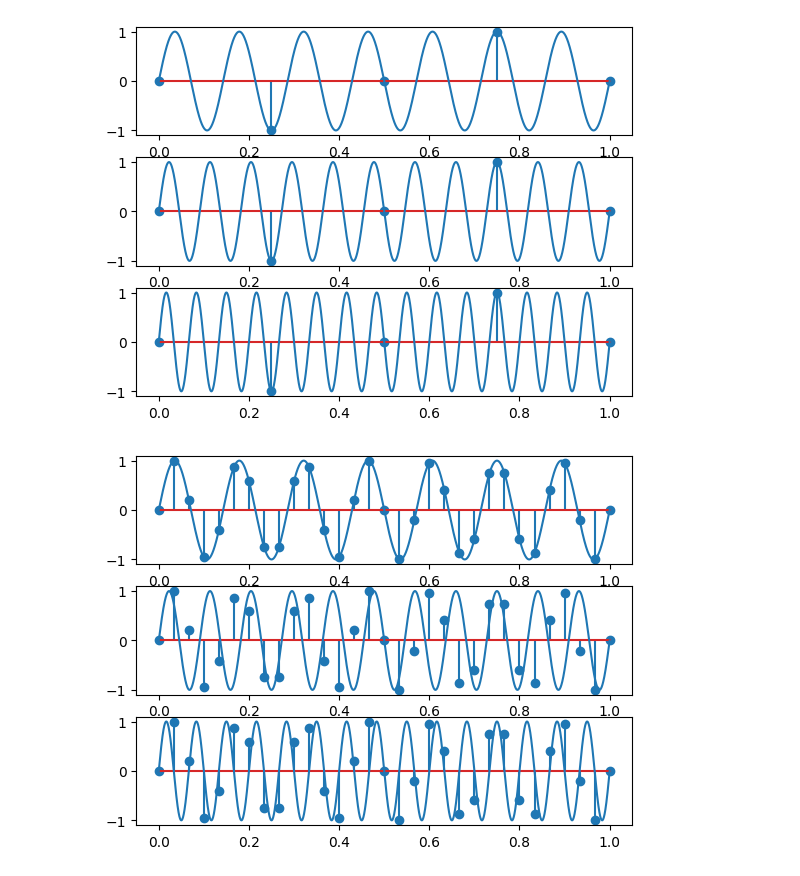
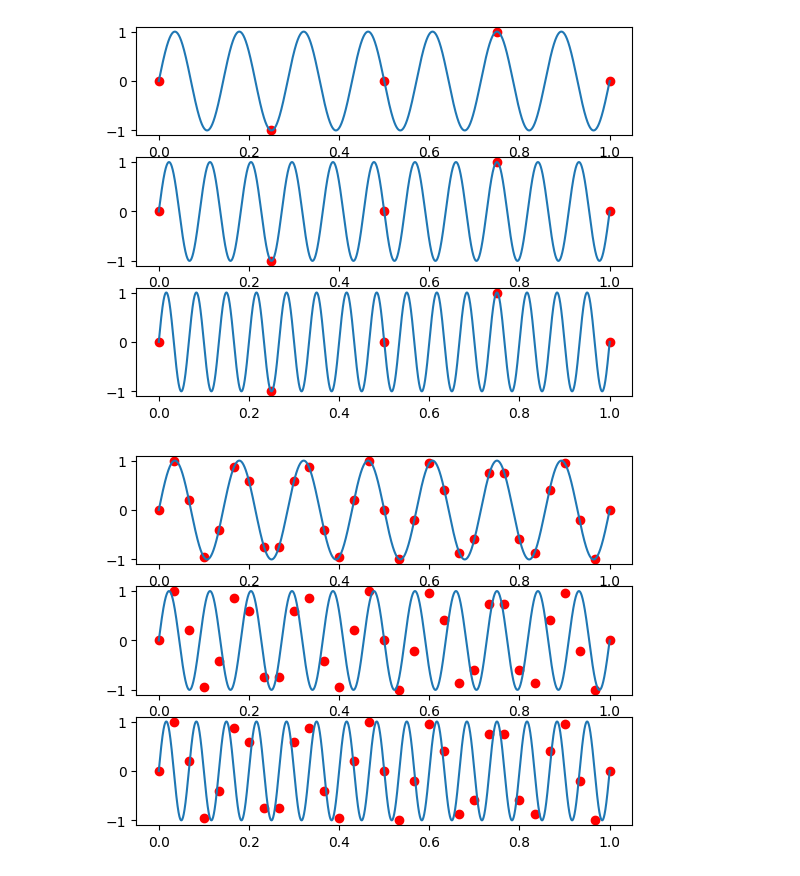
Before and after one commit to lowLevelGod/Procesarea-Semnalelor, a Jupyter notebook: Lab4/lab4.ipynb, the cells around one changed output. Drawn from its saved outputs; the diff is of its cells as text; code cells hidden in the pictures.

```diff
--- a/Lab4/lab4.ipynb
+++ b/Lab4/lab4.ipynb
@@ -56,46 +67,46 @@ def getSine(freq, axis):
 fig, axs = plt.subplots(3)
 
 
-axs[0].stem(discreteTime, getSine(7, discreteTime))
+axs[0].scatter(discreteTime, getSine(7, discreteTime), color='red')
 axs[0].plot(continuousTime, getSine(7, continuousTime))
 
-axs[1].stem(discreteTime, getSine(7, discreteTime))
+axs[1].scatter(discreteTime, getSine(7, discreteTime), color='red')
 axs[1].plot(continuousTime, getSine(11, continuousTime))
 
-axs[2].stem(discreteTime, getSine(7, discreteTime))
+axs[2].scatter(discreteTime, getSine(7, discreteTime), color='red')
 axs[2].plot(continuousTime, getSine(15, continuousTime))
 
 fig.savefig("ex2.pdf")
 fig.show()
 # %% [output]
-[figure, old version]
+[figure, new version]
 # %%
 # ex3
 
 # frecventa de esantionare este 30, nu 31, daca nu folosesc endpoint=False
 discreteTime = np.linspace(0, 1, 31)
 
 continuousTime = np.linspace(0, 1, 10000)
 
 def getSine(freq, axis):
     return np.sin(2 * np.pi * freq * axis)
 
 fig, axs = plt.subplots(3)
 
 
-axs[0].stem(discreteTime, getSine(7, discreteTime))
+axs[0].scatter(discreteTime, getSine(7, discreteTime), color='red')
 axs[0].plot(continuousTime, getSine(7, continuousTime))
 
-axs[1].stem(discreteTime, getSine(7, discreteTime))
+axs[1].scatter(discreteTime, getSine(7, discreteTime), color='red')
 axs[1].plot(continuousTime, getSine(11, continuousTime))
 
-axs[2].stem(discreteTime, getSine(7, discreteTime))
+axs[2].scatter(discreteTime, getSine(7, discreteTime), color='red')
 axs[2].plot(continuousTime, getSine(15, continuousTime))
 
 fig.savefig("ex3.pdf")
 fig.show()
 # %% [output]
-[figure, old version]
+[figure, new version]
 # %%
 #ex 4
 
```
Also changed, not shown: parts of 6 cells of this notebook, 7 other files.
